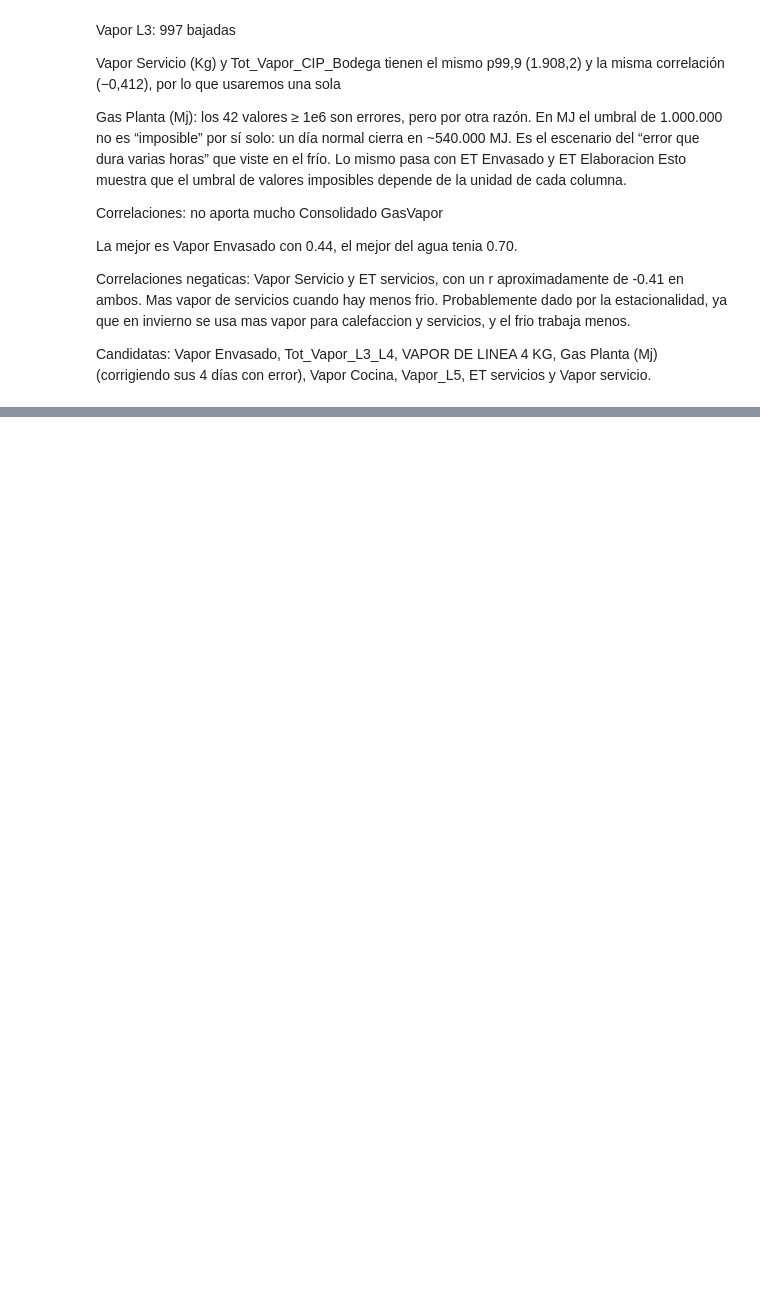
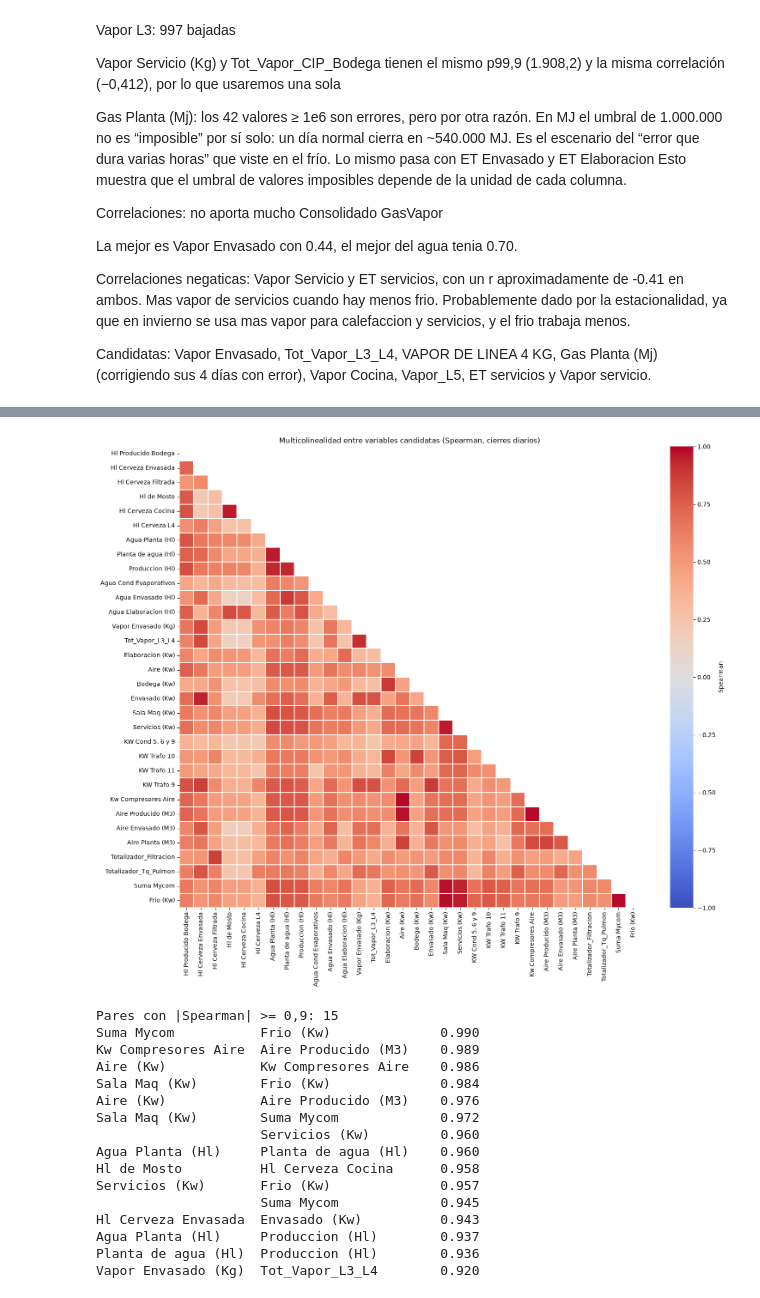
Before and after one commit to s4nt1lu1/tp-final-datos-ii, a Jupyter notebook: notebooks/exploracion_produccion.ipynb, the cells around one changed output, grey strips where cells are left out. Drawn from its saved outputs; the diff is of its cells as text; code cells hidden in the pictures; blank space fills up the shorter version.

```diff
--- a/notebooks/exploracion_produccion.ipynb
+++ b/notebooks/exploracion_produccion.ipynb
@@ -480,0 +876,34 @@ Vapor Envasado, Tot_Vapor_L3_L4, VAPOR DE LINEA 4 KG, Gas Planta (Mj) (corrigien
+# %%
+corr = df_multi[columnas + ["Frio (Kw)"]].corr(method="spearman")
+
+fig, ax = plt.subplots(figsize=(16, 13))
+mascara = np.triu(np.ones_like(corr, dtype=bool))  # tapamos el triángulo de arriba (es espejo del de abajo)
+sns.heatmap(corr, mask=mascara, cmap="coolwarm", vmin=-1, vmax=1, center=0,
+            square=True, linewidths=0.3, cbar_kws={"label": "Spearman"}, ax=ax)
+ax.set_title("Multicolinealidad entre variables candidatas (Spearman, cierres diarios)")
+plt.tight_layout()
+plt.show()
+
+# Pares con |Spearman| >= 0,9: redundancia fuerte
+pares = corr.where(np.triu(np.ones(corr.shape, dtype=bool), k=1)).stack()
+pares = pares[pares.abs() >= 0.9].sort_values(key=abs, ascending=False)
+print(f"Pares con |Spearman| >= 0,9: {len(pares)}")
+print(pares.round(3).to_string())
+# %% [output]
+[figure, added]
+Pares con |Spearman| >= 0,9: 15
+Suma Mycom           Frio (Kw)              0.990
+Kw Compresores Aire  Aire Producido (M3)    0.989
+Aire (Kw)            Kw Compresores Aire    0.986
+Sala Maq (Kw)        Frio (Kw)              0.984
+Aire (Kw)            Aire Producido (M3)    0.976
+Sala Maq (Kw)        Suma Mycom             0.972
+                     Servicios (Kw)         0.960
+Agua Planta (Hl)     Planta de agua (Hl)    0.960
+Hl de Mosto          Hl Cerveza Cocina      0.958
+Servicios (Kw)       Frio (Kw)              0.957
+                     Suma Mycom             0.945
+Hl Cerveza Envasada  Envasado (Kw)          0.943
+Agua Planta (Hl)     Produccion (Hl)        0.937
+Planta de agua (Hl)  Produccion (Hl)        0.936
+Vapor Envasado (Kg)  Tot_Vapor_L3_L4        0.920
```
Also changed, not shown: parts of 22 cells of this notebook.
